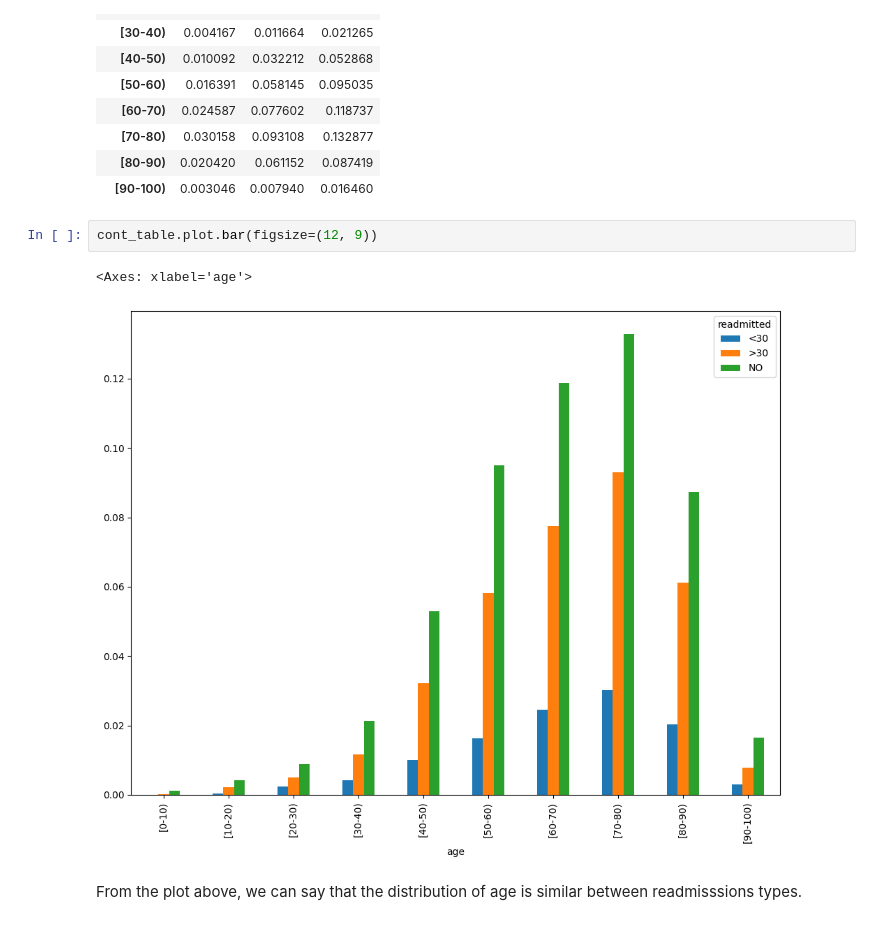
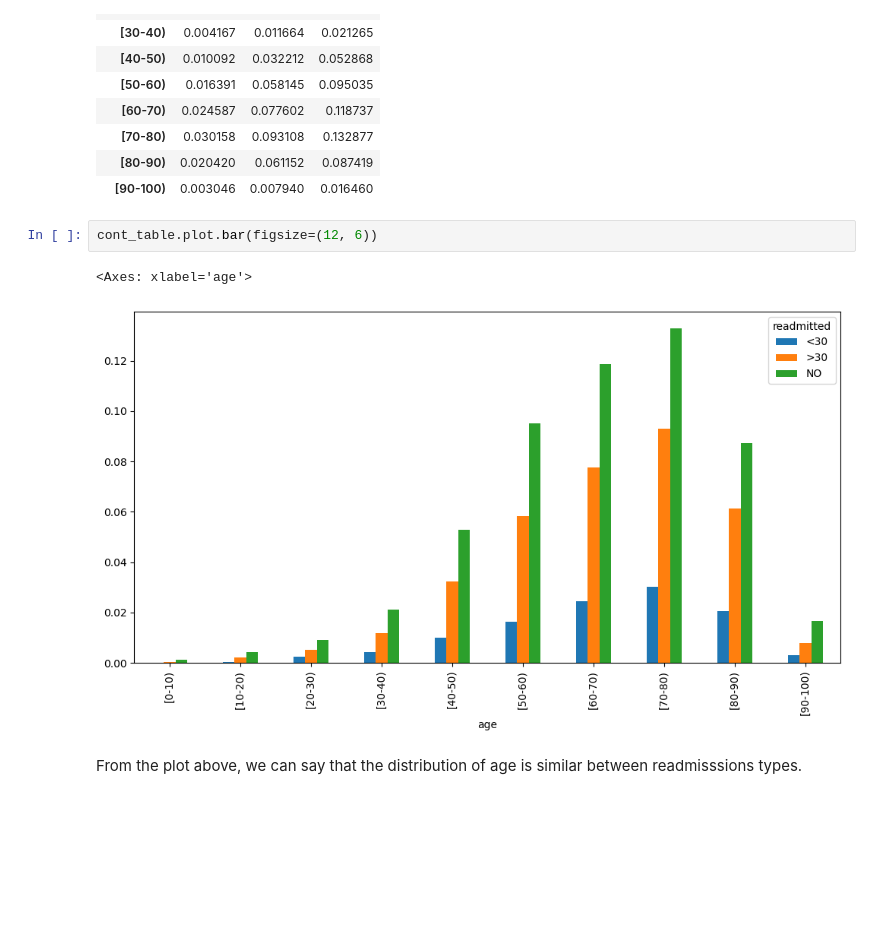
Before and after one commit to weiss25r/Data-analysis-of-diabetic-patients-readmissions-in-hospitals, a Jupyter notebook: main.ipynb, the cells around one changed output. Cells and saved outputs as stored; diff of their text form; blank space fills up the shorter version.

```diff
--- a/main.ipynb
+++ b/main.ipynb
@@ -200,10 +191,10 @@ cont_table
 | [80-90) | 0.020420 | 0.061152 | 0.087419 |
 | [90-100) | 0.003046 | 0.007940 | 0.016460 |
 # %%
-cont_table.plot.bar(figsize=(12, 9))
+cont_table.plot.bar(figsize=(12, 6))
 # %% [output]
 <Axes: xlabel='age'>
-[figure, old version]
+[figure, new version]
 # %% [markdown]
 From the plot above, we can say that the distribution of age is similar between readmisssions types.
 # %% [markdown]
```
Also changed, not shown: parts of 63 cells of this notebook.
